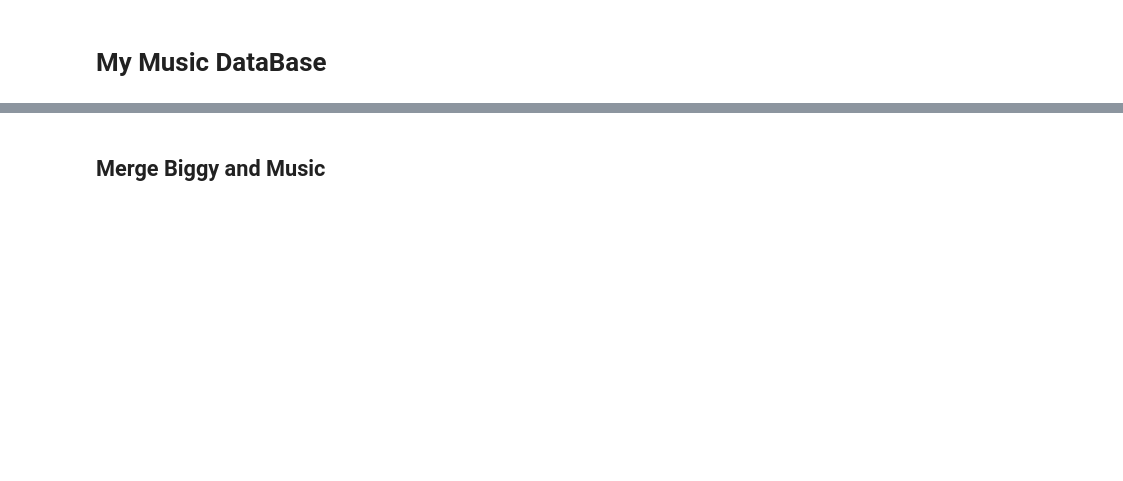
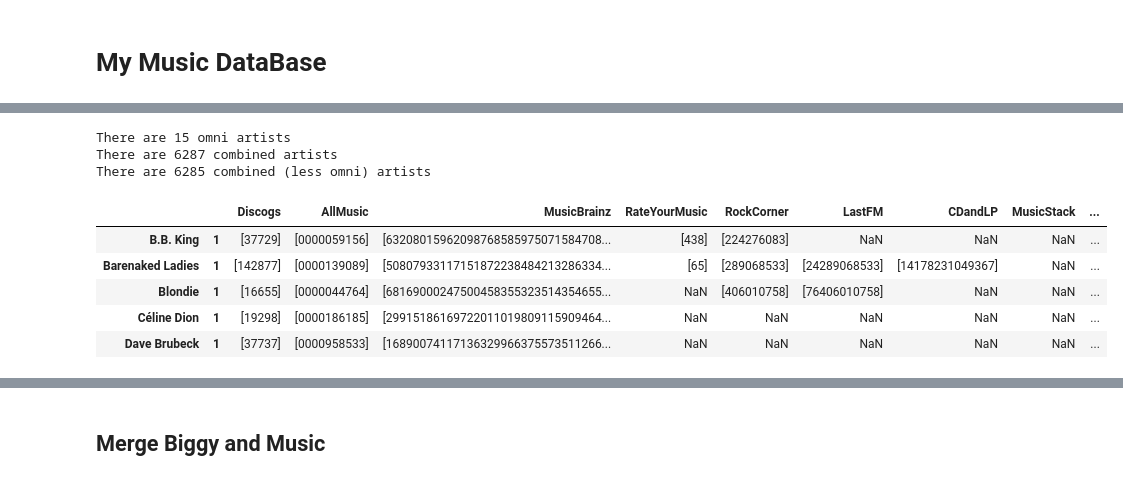
Before and after one commit to tgadf/music, a Jupyter notebook: Analysis.ipynb, the cells around one changed output, grey strips where cells are left out. Cells and saved outputs as stored; diff of their text form; code cells hidden in the pictures; blank space fills up the shorter version.

```diff
--- a/Analysis.ipynb
+++ b/Analysis.ipynb
@@ -622,0 +201,2 @@ class matchMyMusic:
+# %%
+mdbmaps = {}
@@ -622,0 +210,4 @@ class matchMyMusic:
+# %%
+for chartType in ["Top40", "Billboard"]:
+    print("Loading --> {0}".format(chartType))
+    mdbmaps[chartType] = musicDBMap(chartType, init=False, copy=False)
@@ -622,0 +286,10 @@ class matchMyMusic:
+# %%
+from pandas import DataFrame, Series
+
+mdfs = {}
+for chartType in ["Top40", "Billboard", "Music"]:
+    mdfs[chartType] = mdbmaps[chartType].getDF().join(DataFrame(Series(mdbmaps[chartType].getArtists())))
+    cols = list(mdfs[chartType].columns)
+    cols[-1] = "ArtistName"
+    mdfs[chartType].columns = cols
+    print("{0: <20}{1}".format(chartType,mdfs[chartType].shape))
@@ -622,0 +337,40 @@ class matchMyMusic:
+# %%
+print("There are {0} omni artists".format(len(omniArtists)))
+print("There are {0} combined artists".format(ddbM.shape[0]))
+ddbM = ddbM[~ddbM.index.isin(omniArtists)]
+print("There are {0} combined (less omni) artists".format(ddbM.shape[0]))
+# %% [output]
+There are 15 omni artists
+There are 6287 combined artists
+There are 6285 combined (less omni) artists
+# %%
+def combineDBs(x):
+    dbs = {}
+    for chartType,chartData in x.iteritems():
+        if isinstance(chartData, dict):
+            for db,dbIDs in chartData.items():
+                if dbIDs[0] is None:
+                    continue
+                if dbs.get(db) is None:
+                    dbs[db] = set()
+                dbs[db].add(dbIDs[0])
+
+    for db in dbs.keys():
+        dbs[db] = list(dbs[db])
+    return dbs
+
+def getArtistDBDFData(artistName):
+    key = (artistName,1)
+    return masterArtistDBDF.loc[key]
+
+
+combineData = ddbM.apply(combineDBs, axis=1)
+masterArtistDBDF = DataFrame(combineData)[0].apply(pd.Series).copy(deep=True)
+masterArtistDBDF.head()
+# %% [output]
+|  |  | Discogs | AllMusic | MusicBrainz | RateYourMusic | RockCorner | LastFM | CDandLP | MusicStack | ... |
+| B.B. King | 1 | [37729] | [0000059156] | [63208015962098768585975071584708... | [438] | [224276083] | NaN | NaN | NaN | ... |
+| Barenaked Ladies | 1 | [142877] | [0000139089] | [50807933117151872238484213286334... | [65] | [289068533] | [24289068533] | [14178231049367] | NaN | ... |
+| Blondie | 1 | [16655] | [0000044764] | [68169000247500458355323514354655... | NaN | [406010758] | [76406010758] | NaN | NaN | ... |
+| Céline Dion | 1 | [19298] | [0000186185] | [29915186169722011019809115909464... | NaN | NaN | NaN | NaN | NaN | ... |
+| Dave Brubeck | 1 | [37737] | [0000958533] | [16890074117136329966375573511266... | NaN | NaN | NaN | NaN | NaN | ... |
```
Also changed, not shown: parts of 97 cells of this notebook, 5 other files.
